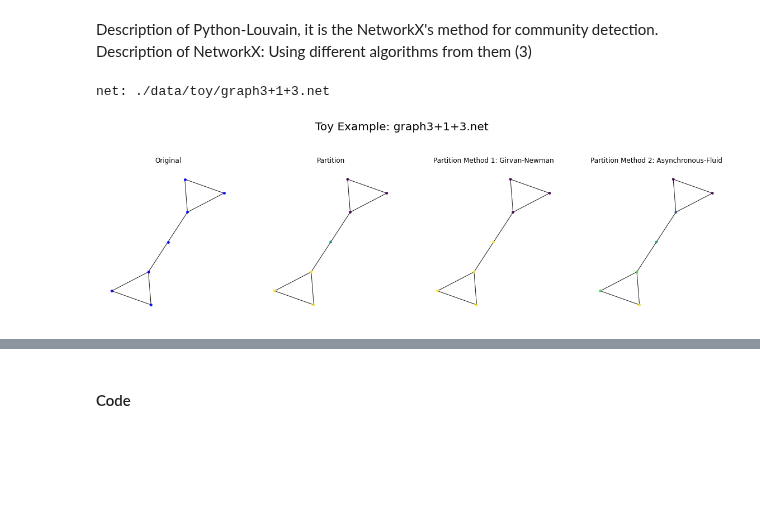
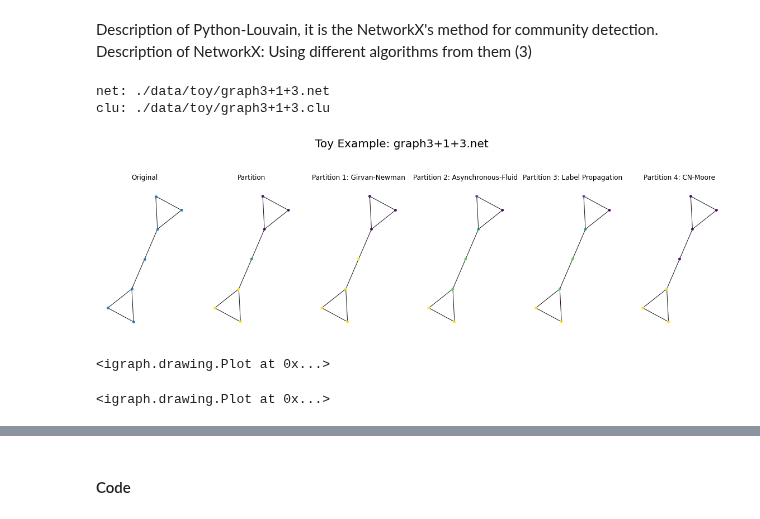
Before and after one commit to EjbejaranosAI/Complex_Networks, a Jupyter notebook: 3_Community_detection/A3-Community_Detection.ipynb, the cells around one changed output, grey strips where cells are left out. Saved outputs shown, nothing was run; the diff lists cells and outputs as text; code cells hidden in the pictures; blank space fills up the shorter version.

```diff
--- a/3_Community_detection/A3-Community_Detection.ipynb
+++ b/3_Community_detection/A3-Community_Detection.ipynb
@@ -80,48 +83,94 @@ DATA = get_file_dict(DATA_DIR) # Model : [net, clu]
+# %%
+## load the net and clu files
+#g = nx.read_pajek(net)
+g, pos = load_graph_coords(net)
+cl = dict(read_clu(clu))
 # %%
 ## read the first graph and plot the graph and its corresponding partition
 s = DATA['TOY'][0]
 net, clu = s
 print(f"net: {net}")
+print(f"clu: {clu}")
 # %% [output]
 net: ./data/toy/graph3+1+3.net
+clu: ./data/toy/graph3+1+3.clu
 # %%
-## load the net and clu files
-g = nx.read_pajek(net)
-cl = dict(read_clu(clu))
+
 
 ## plotting
-## set up a figure with: Original, Partition, Partition Method 1, Partition Method 2, .... Partition Method N
-NUM_PARTITIONS = 4
-TOTAL_FILES = sum([len(x) for _,x in DATA.items()])
+
 
 ## create the figure
-fig, axs = plt.subplots(1, NUM_PARTITIONS, figsize=(20,5))
+fig, axs = plt.subplots(1, 2+NUM_PARTITIONS, figsize=(20,5))
 axs = axs.ravel()
 pos = nx.kamada_kawai_layout(g)
 ## plot the original
-nx.draw(g,pos=pos, ax=axs[0], node_color='b', edge_color='k', node_size=15, alpha=0.9)
+nx.draw(g,pos=pos, ax=axs[0], node_size=15, alpha=0.9)
 
 ## plot the partition
 nx.draw(g,pos=pos, ax=axs[1], node_color=list(cl.values()), node_size=15, alpha=0.9)
 
 
 ## plot the partition method 1: Girvan-Newman
 ca1 = CommunityAlgs(g, method='girvan_newman',layout=nx.kamada_kawai_layout(g), verbosity=False)
 ca1_comm, ca1_nc = ca1.algorithm
 nx.draw(g,pos=pos, ax=axs[2], node_color=dict_vals_to_list(ca1_nc[0]), node_size=15, alpha=0.9)
 
 
-## plot the method 2: ASYN_FLUID
-ca2 = CommunityAlgs(g, method='asyn_fluid',layout=nx.kamada_kawai_layout(g), verbosity=False)
+## plot the method 2: ASYN_FLUID: PARAMETERS: k=5, max_iter=100
+params = {'_k':5, '_max_iter':100}
+ca2 = CommunityAlgs(g, method='asyn_fluid',layout=nx.kamada_kawai_layout(g), verbosity=False, params=params)
 ca2_comm, ca2_nc = ca2.algorithm
 nx.draw(g,pos=pos, ax=axs[3], node_color=dict_vals_to_list(ca2_nc), node_size=15, alpha=0.9)
+
+## plotting the method 3: Label Propagation
+ca3 = CommunityAlgs(g, method='label_prop',layout=nx.kamada_kawai_layout(g), verbosity=False)
+ca3_comm, ca3_nc = ca2.algorithm
+nx.draw(g,pos=pos, ax=axs[4], node_color=dict_vals_to_list(ca3_nc), node_size=15, alpha=0.9)
+
+## plotting the method 4: CN-Moore
+params = {'n_comm':3} ## number of communities
+ca4 = CommunityAlgs(g, method='cn_moore',layout=nx.kamada_kawai_layout(g), verbosity=False, params=params)
+ca4_comm, ca4_nc = ca4.algorithm
+nx.draw(g,pos=pos, ax=axs[5], node_color=dict_vals_to_list(ca4_nc), node_size=15, alpha=0.9)
 
 ## set the titles
 axs[0].set_title('Original')
 axs[1].set_title('Partition')
-axs[2].set_title('Partition Method 1: Girvan-Newman')
-axs[3].set_title('Partition Method 2: Asynchronous-Fluid')
+axs[2].set_title('Partition 1: Girvan-Newman')
+axs[3].set_title('Partition 2: Asynchronous-Fluid')
+axs[4].set_title('Partition 3: Label Propagation')
+axs[5].set_title('Partition 4: CN-Moore')
+
 plt.suptitle(f'Toy Example: {net.split("/")[-1]}', fontsize=20, y=1.1)
 plt.show()
 # %% [output]
-[figure, old version]
+[figure, new version]
+# %%
+import igraph as ig
+## load the sample
+g = ig.read(net)
+## try to use the same methods we used
+## MODULARITY
+dendrogram = g.community_fastgreedy()
+clusters = dendrogram.as_clustering()
+membership = clusters.membership
+## dictionary
+d = dict(zip(g.vs['name'],membership))
+## plotting the colors
+pal = ig.drawing.colors.ClusterColoringPalette(len(clusters))
+g.vs['color'] = pal.get_many(clusters.membership)
+ig.plot(g)
+# %% [output]
+<igraph.drawing.Plot at 0x...>
+# %%
+## LABEL PROPAGATION
+lp = g.community_label_propagation()
+lp_mem = lp.membership
+## dictionary
+dlp = dict(zip(g.vs['name'],lp_mem))
+lp_pal = ig.drawing.colors.ClusterColoringPalette(len(lp))
+g.vs['color'] = lp_pal.get_many(lp.membership)
+ig.plot(g)
+# %% [output]
+<igraph.drawing.Plot at 0x...>
```
Also changed, not shown: parts of 7 cells of this notebook, 2 other files.
